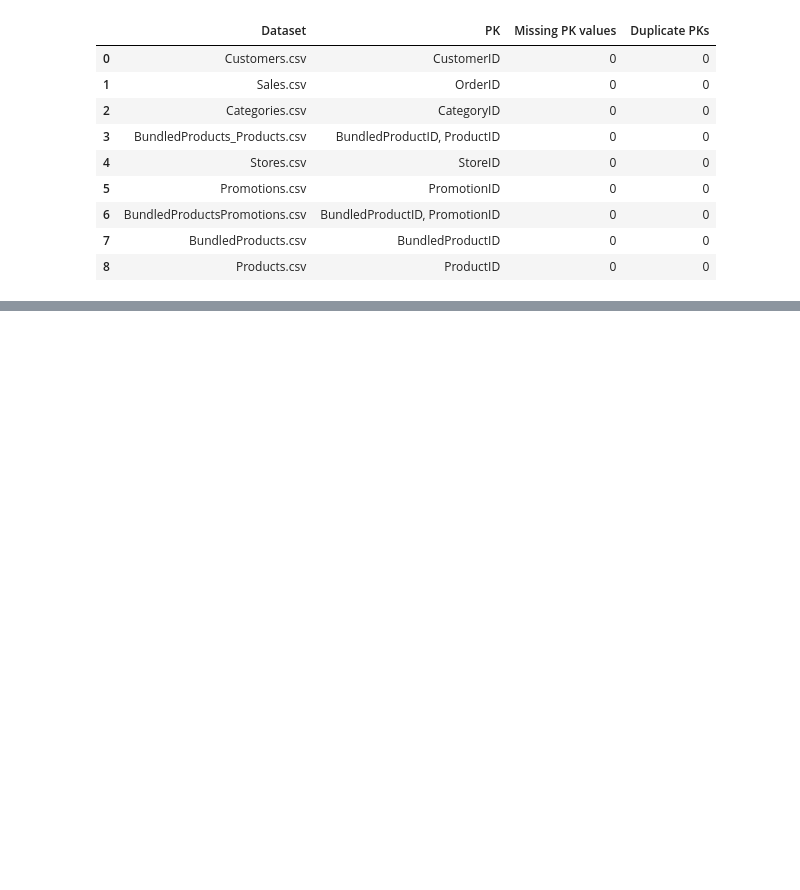
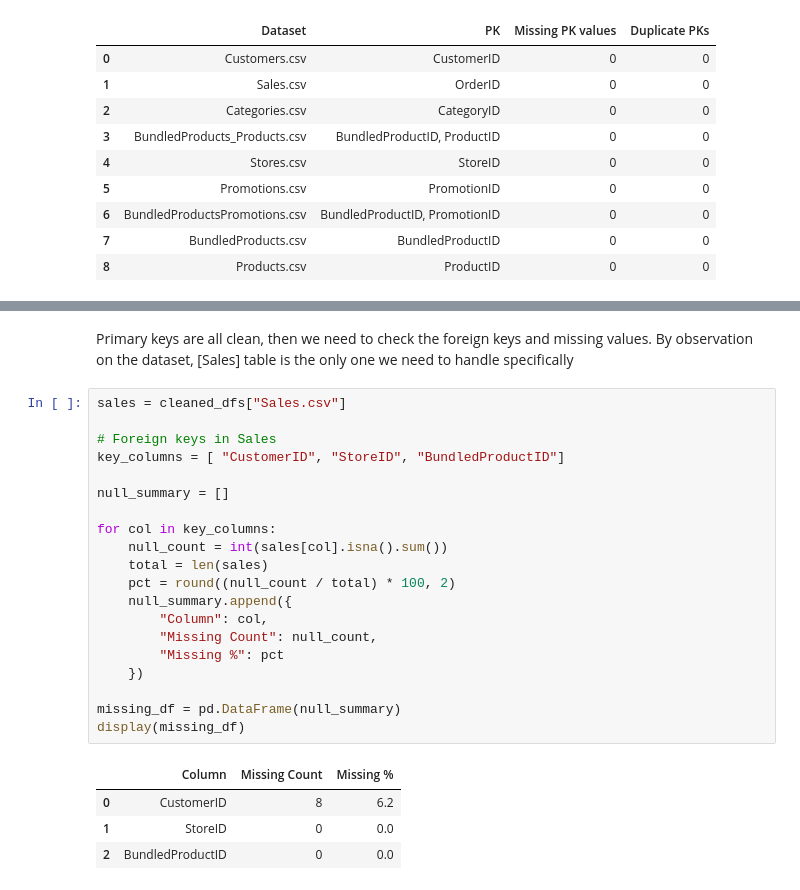
Before and after one commit to s4545120/case_studies_sales, a Jupyter notebook: CASE_STUDY_PRODUCTS_RL.ipynb, the cells around one changed output, grey strips where cells are left out. Cells and saved outputs as stored; diff of their text form; blank space fills up the shorter version.

```diff
--- a/CASE_STUDY_PRODUCTS_RL.ipynb
+++ b/CASE_STUDY_PRODUCTS_RL.ipynb
@@ -227,0 +198,27 @@ display(key_summary_df)
+# %% [markdown]
+Primary keys are all clean, then we need to check the foreign keys and missing values. By observation on the dataset, [Sales] table is the only one we need to handle specifically
+# %%
+sales = cleaned_dfs["Sales.csv"]
+
+# Foreign keys in Sales
+key_columns = [ "CustomerID", "StoreID", "BundledProductID"]
+
+null_summary = []
+
+for col in key_columns:
+    null_count = int(sales[col].isna().sum())
+    total = len(sales)
+    pct = round((null_count / total) * 100, 2)
+    null_summary.append({
+        "Column": col,
+        "Missing Count": null_count,
+        "Missing %": pct
+    })
+
+missing_df = pd.DataFrame(null_summary)
+display(missing_df)
+# %% [output]
+|  | Column | Missing Count | Missing % |
+| 0 | CustomerID | 8 | 6.2 |
+| 1 | StoreID | 0 | 0.0 |
+| 2 | BundledProductID | 0 | 0.0 |
```
Also changed, not shown: parts of 9 cells of this notebook.
